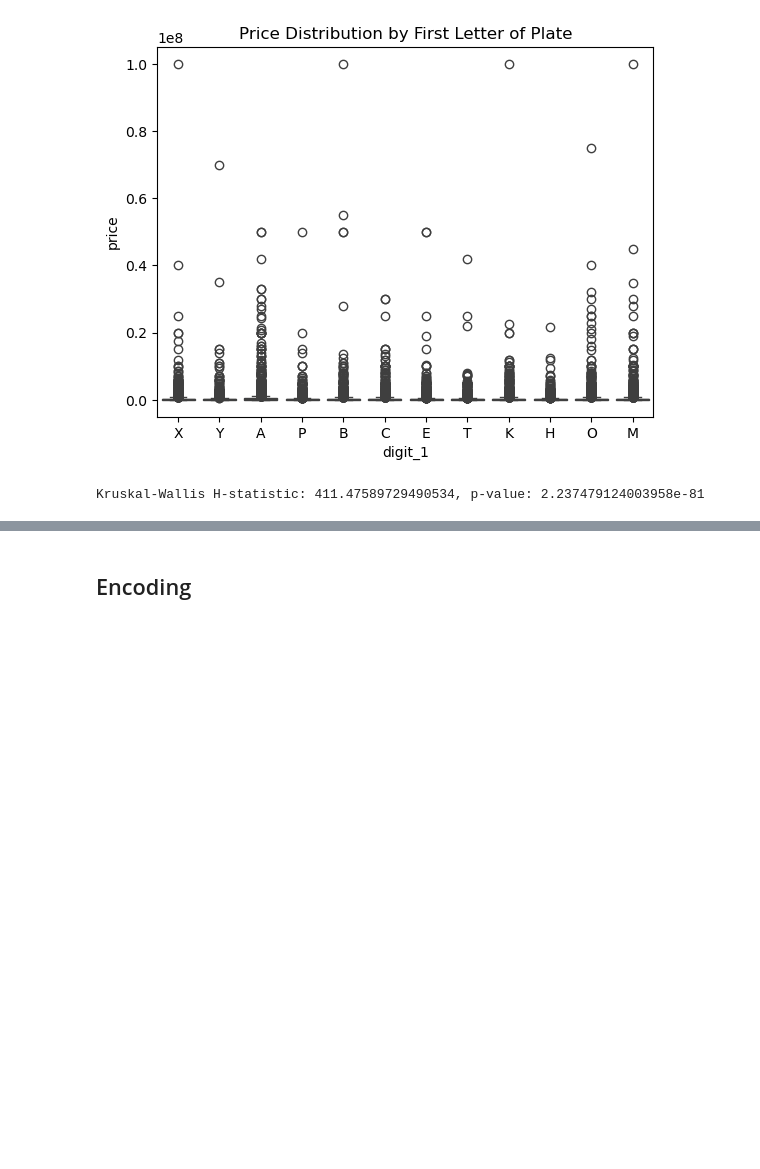
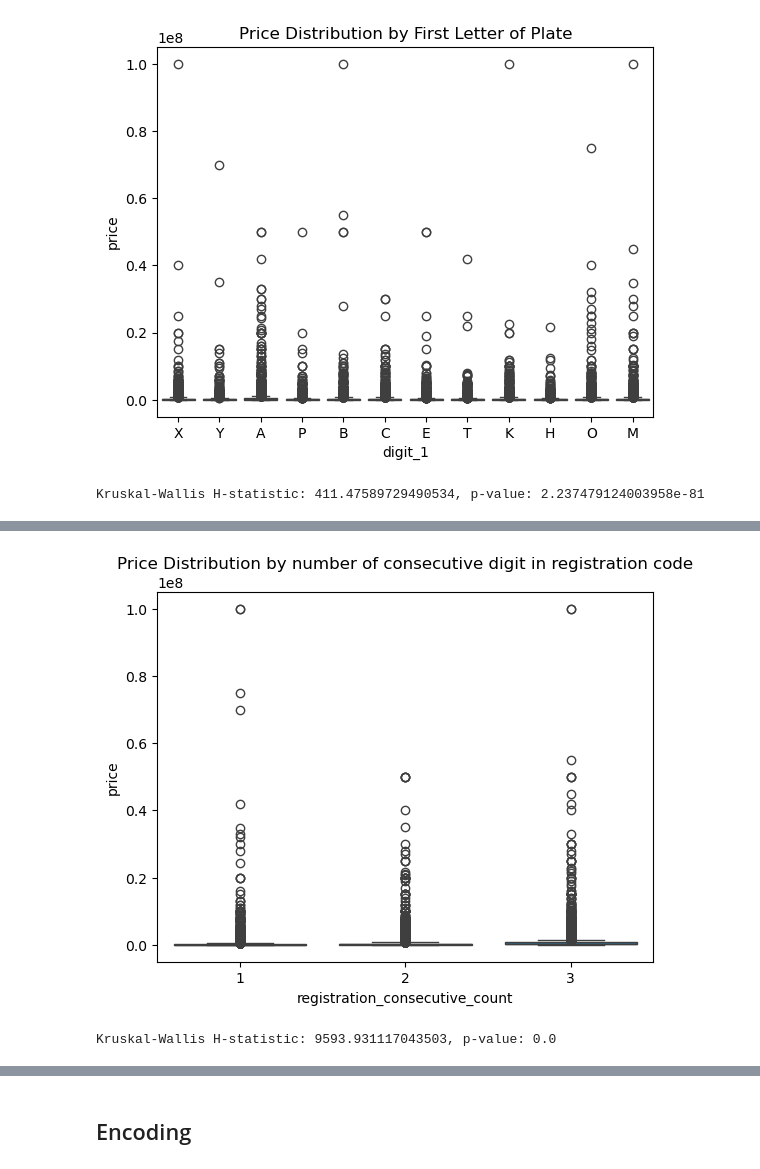
Before and after one commit to woxane/Russian-Car-Plates-Prices-Prediction, a Jupyter notebook: russian-car-plate.ipynb, the cells around one changed output, grey strips where cells are left out. Drawn from its saved outputs; the diff is of its cells as text; code cells hidden in the pictures; blank space fills up the shorter version.

Commit message:
feat(russian-car-plate): complete encoding for registraion code

```diff
--- a/russian-car-plate.ipynb
+++ b/russian-car-plate.ipynb
@@ -150,3 +150,21 @@ h_stat, p_value = stats.kruskal(*groups)
 print(f"Kruskal-Wallis H-statistic: {h_stat}, p-value: {p_value}")
 # %% [output]
 Kruskal-Wallis H-statistic: 411.47589729490534, p-value: 2.237479124003958e-81
+# %%
+def count_consecutive_equal_digits(number):
+    str_num = str(number)
+    max_count = 1
+    current_count = 1
+
+    for i in range(1, len(str_num)):
+        if str_num[i] == str_num[i - 1]:
+            current_count += 1
+        else:
+            current_count = 1
+
+        max_count = max(max_count, current_count)
+
+    return max_count
+# %%
+df['registration_consecutive_count'] = df['plate'].apply(lambda x: count_consecutive_equal_digits(x[1:4]))
+df.head()
@@ -152,0 +178,19 @@ Kruskal-Wallis H-statistic: 411.47589729490534, p-value: 2.237479124003958e-81
+# %%
+import seaborn as sns
+import matplotlib.pyplot as plt
+
+sns.boxplot(x='registration_consecutive_count', y='price', data=df)
+plt.title('Price Distribution by number of consecutive digit in registration code')
+plt.show()
+# %% [output]
+[figure, added]
+# %%
+from scipy.stats import kruskal
+
+
+groups = [group["price"].values for _, group in df.groupby("registration_consecutive_count")]
+
+h_stat, p_value = stats.kruskal(*groups)
+print(f"Kruskal-Wallis H-statistic: {h_stat}, p-value: {p_value}")
+# %% [output]
+Kruskal-Wallis H-statistic: 9593.931117043503, p-value: 0.0
```
Also changed, not shown: parts of 7 cells of this notebook.
